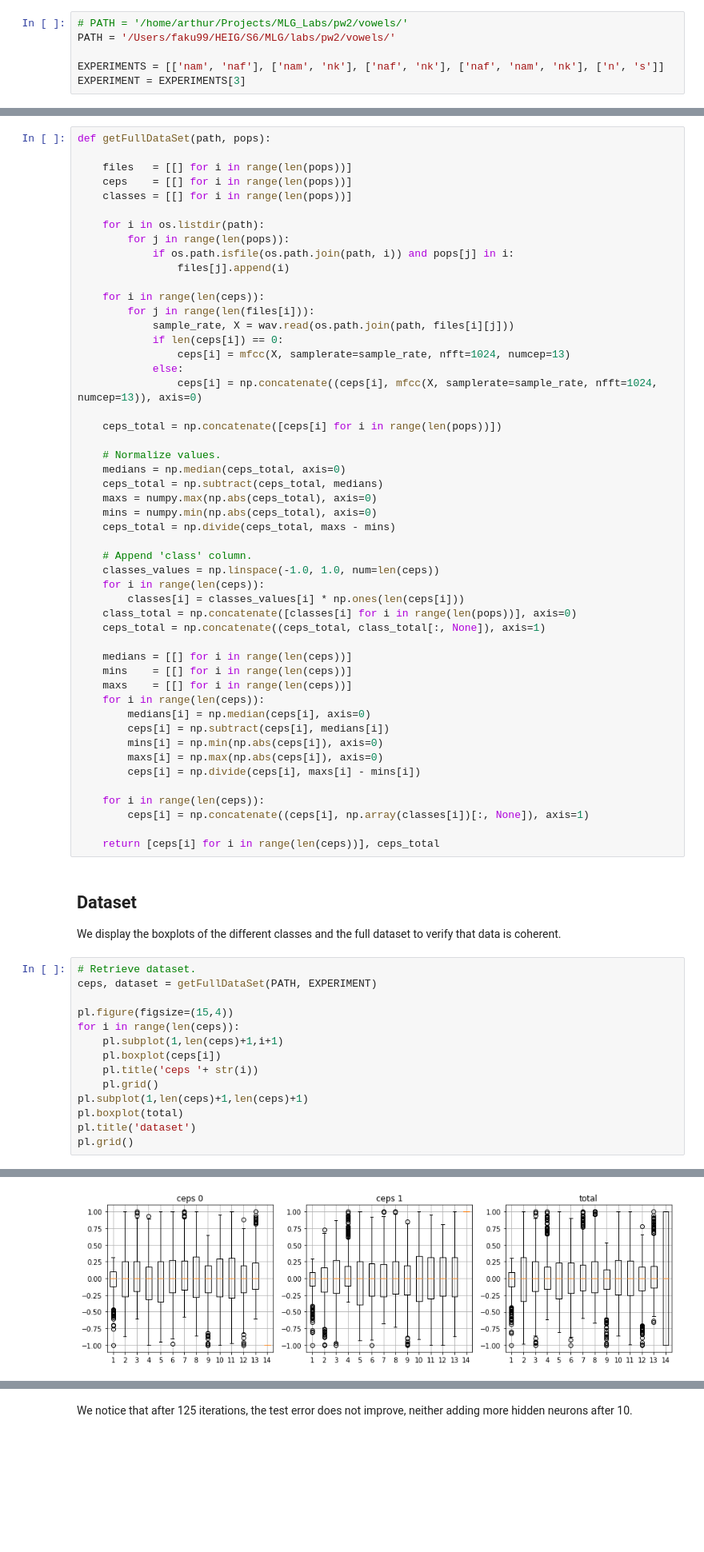
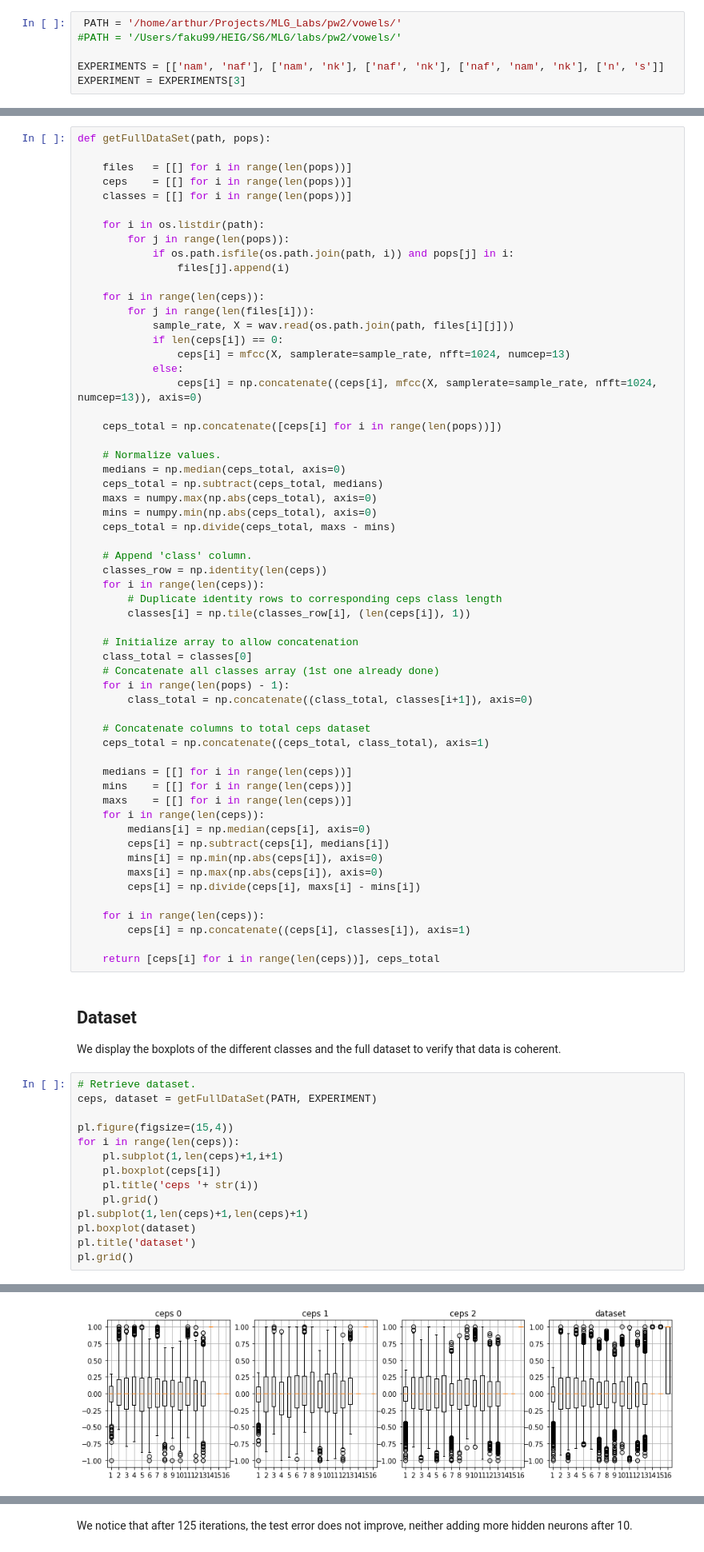
Before and after one commit to faku99/MLG_Labs, a Jupyter notebook: pw2/04_naf_nam_nk.ipynb, the cells around one changed output, grey strips where cells are left out. Shown at 80% size. Drawn from its saved outputs; the diff is of its cells as text; blank space fills up the shorter version.

Commit message:
Generic columns adding

```diff
--- a/pw2/04_naf_nam_nk.ipynb
+++ b/pw2/04_naf_nam_nk.ipynb
@@ -19,8 +19,8 @@ import k_fold_cross_validation as cv
 
 These constants define the path where the audio files are located and which experiment to perform.
 # %%
-# PATH = '/home/arthur/Projects/MLG_Labs/pw2/vowels/'
-PATH = '/Users/faku99/HEIG/S6/MLG/labs/pw2/vowels/'
+ PATH = '/home/arthur/Projects/MLG_Labs/pw2/vowels/'
+#PATH = '/Users/faku99/HEIG/S6/MLG/labs/pw2/vowels/'
 
 EXPERIMENTS = [['nam', 'naf'], ['nam', 'nk'], ['naf', 'nk'], ['naf', 'nam', 'nk'], ['n', 's']]
 EXPERIMENT = EXPERIMENTS[3]
@@ -59,11 +59,19 @@ def getFullDataSet(path, pops):
     ceps_total = np.divide(ceps_total, maxs - mins)
 
     # Append 'class' column.
-    classes_values = np.linspace(-1.0, 1.0, num=len(ceps))
+    classes_row = np.identity(len(ceps))
     for i in range(len(ceps)):
-        classes[i] = classes_values[i] * np.ones(len(ceps[i]))
-    class_total = np.concatenate([classes[i] for i in range(len(pops))], axis=0)
-    ceps_total = np.concatenate((ceps_total, class_total[:, None]), axis=1)
+        # Duplicate identity rows to corresponding ceps class length
+        classes[i] = np.tile(classes_row[i], (len(ceps[i]), 1))
+
+    # Initialize array to allow concatenation
+    class_total = classes[0]
+    # Concatenate all classes array (1st one already done)
+    for i in range(len(pops) - 1):
+        class_total = np.concatenate((class_total, classes[i+1]), axis=0)
+
+    # Concatenate columns to total ceps dataset
+    ceps_total = np.concatenate((ceps_total, class_total), axis=1)
 
     medians = [[] for i in range(len(ceps))]
     mins    = [[] for i in range(len(ceps))]
@@ -76,7 +84,7 @@ def getFullDataSet(path, pops):
         ceps[i] = np.divide(ceps[i], maxs[i] - mins[i])
 
     for i in range(len(ceps)):
-        ceps[i] = np.concatenate((ceps[i], np.array(classes[i])[:, None]), axis=1)
+        ceps[i] = np.concatenate((ceps[i], classes[i]), axis=1)
 
     return [ceps[i] for i in range(len(ceps))], ceps_total
 # %% [markdown]
@@ -94,7 +102,7 @@ for i in range(len(ceps)):
     pl.title('ceps '+ str(i))
     pl.grid()
 pl.subplot(1,len(ceps)+1,len(ceps)+1)
-pl.boxplot(total)
+pl.boxplot(dataset)
 pl.title('dataset')
 pl.grid()
 # %% [output]
@@ -101,4 +126,4 @@ pl.grid()
-[figure, old version]
+[figure, new version]
 # %% [markdown]
 ## Exploring the number of epochs
 
```
Also changed, not shown: parts of 4 cells of this notebook.
